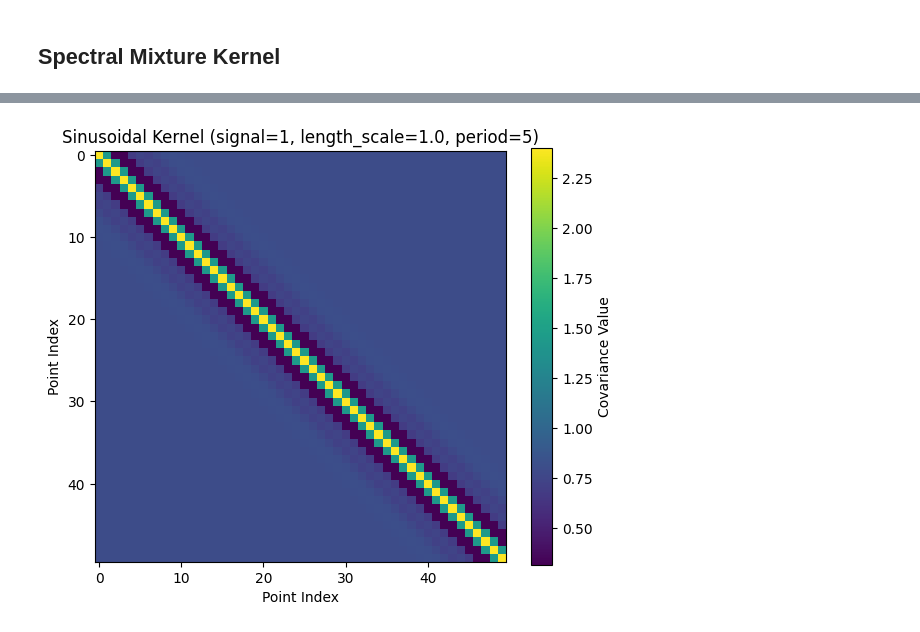
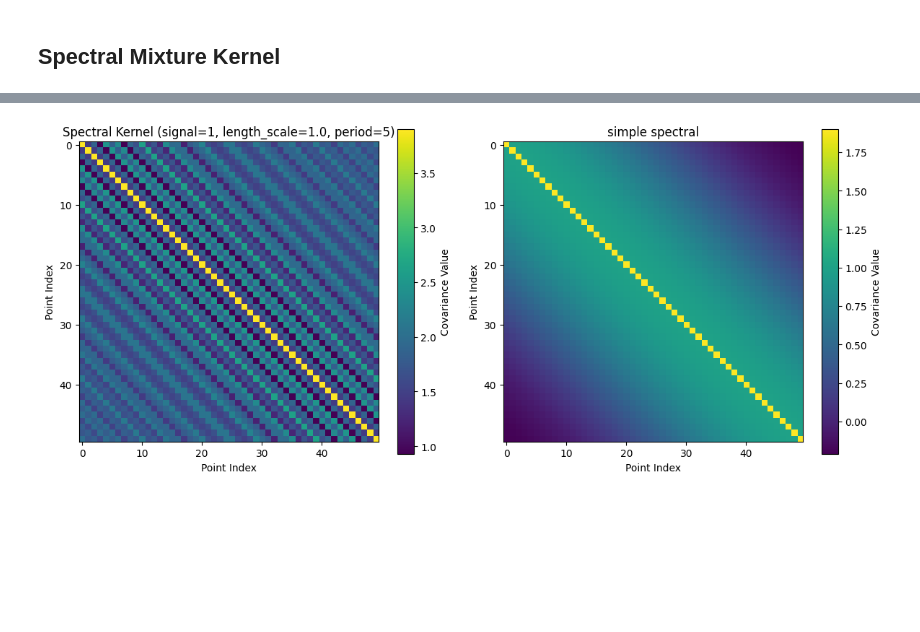
Before and after one commit to arvchahal/sparse-GP-kernel-combinations-audio-forecasting, a Jupyter notebook: test_kernel_visualizations.ipynb, the cells around one changed output, grey strips where cells are left out. Saved outputs shown, nothing was run; the diff lists cells and outputs as text; code cells hidden in the pictures; blank space fills up the shorter version.

```diff
--- a/test_kernel_visualizations.ipynb
+++ b/test_kernel_visualizations.ipynb
@@ -213,9 +194,30 @@ print(K_spectral_mixture1)
+# %%
+noise = 0.1
+weights = [1.0, 0.8]
+means = [
+    [112.0, 111.0, 115.0],
+    [113.0, 114.0, 116.0]
+]
+variances = [
+    [0.0005, 0.0003, 0.0005],
+    [10304932, 0.0002, 0.0006]
+]
+hyperparams = [noise, weights, means, variances]
+
+K_spectral_mixture1 = spectral_mixture(X1, X1, hyperparams)
+# %%
+collapsed_means = [np.mean(np.array(component_means)) for component_means in means]
+collapsed_variances = [np.mean(np.array(component_variances)) for component_variances in variances]
+
+simple_hyperparams = [noise, weights, collapsed_means, collapsed_variances]
+K_simple_spectral_mixture = simple_spectral_mixture(X1, X1, simple_hyperparams)
 # %%
 plot_covariance_matrices(
-    [K_spectral_mixture1],
+    [K_spectral_mixture1, K_simple_spectral_mixture],
     [
         'Spectral Kernel (signal=1, length_scale=1.0, period=5)',
+        'simple spectral'
         ]
 )
 # %% [output]
-[figure, old version]
+[figure, new version]
```
Also changed, not shown: parts of 1 cell of this notebook, 1 other file.
